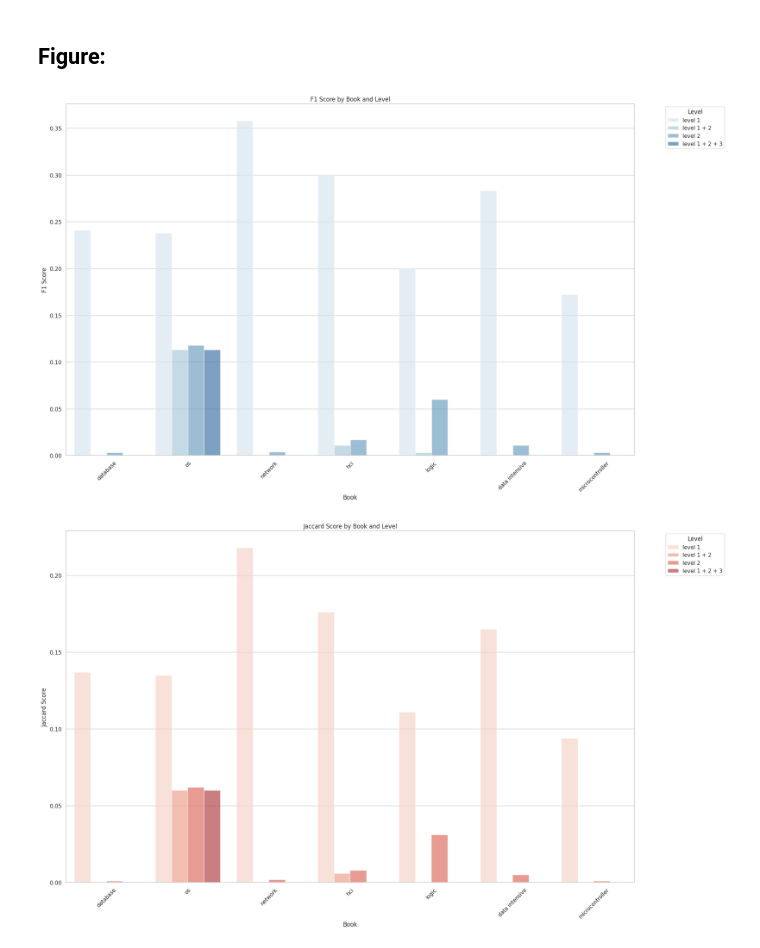
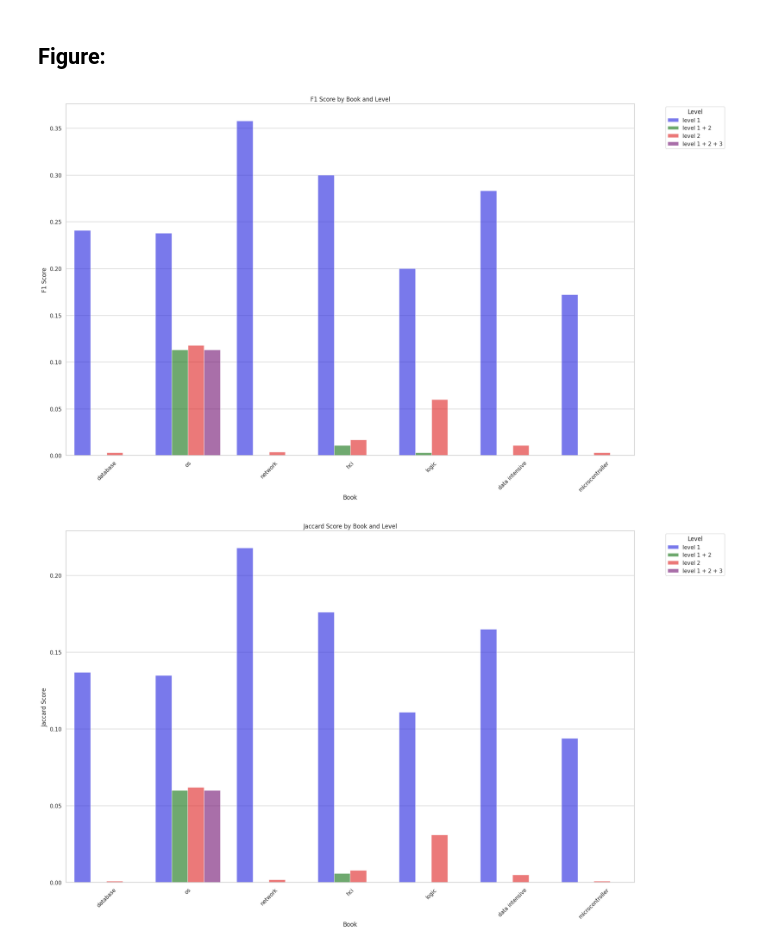
Before and after one commit to Malik-Hinnawi/Thesis-Project_Syllabus-Generator, a Jupyter notebook: hierarchal_classification/figures.ipynb, the cells around one changed output. Cells and saved outputs as stored; diff of their text form; code cells hidden in the pictures.

```diff
--- a/hierarchal_classification/figures.ipynb
+++ b/hierarchal_classification/figures.ipynb
@@ -74,36 +74,48 @@ f1_data = {
     'level 1 + 2': [0.000, 0.113, 0.000, 0.011, 0.003, 0.000, 0.000],
     'level 2': [0.003, 0.118, 0.004, 0.017, 0.060, 0.011, 0.003],
     'level 1 + 2 + 3': [0.000, 0.113, 0.000, 0.000, 0.000, 0.000, 0.000]
 }
 
 # Create DataFrame for F1 scores
 df_f1 = pd.DataFrame(f1_data)
 
 # Melt the data for easier plotting with seaborn
 df_f1_melted = df_f1.melt(id_vars=['book'], var_name='level', value_name='F1 Score')
 
+# Define a custom color palette for the levels
+custom_palette = {
+    'level 1': 'blue',
+    'level 1 + 2': 'green',
+    'level 2': 'red',
+    'level 1 + 2 + 3': 'purple'
+}
+
 # Plotting F1 scores
 plt.figure(figsize=(20, 12))
 sns.set(style="whitegrid")
 
-sns.barplot(x='book', y='F1 Score', hue='level', data=df_f1_melted, palette='Blues', alpha=0.6)
+sns.barplot(x='book', y='F1 Score', hue='level', data=df_f1_melted, palette=custom_palette, alpha=0.6)
 
 # Customize plot
 plt.title('F1 Score by Book and Level')
 plt.xlabel('Book')
 plt.ylabel('F1 Score')
 plt.legend(title='Level', bbox_to_anchor=(1.05, 1), loc='upper left')
 plt.xticks(rotation=45)
 plt.tight_layout()
 
 # Save the plot to a file
 plt.savefig('f1_scores_plot.png', dpi=300)
 
 # Show plot
 plt.show()
 # %% [output]
-[figure, old version]
+[figure, new version]
 # %%
+import pandas as pd
+import matplotlib.pyplot as plt
+import seaborn as sns
+
 # Jaccard scores data
 jaccard_data = {
     'book': ['database', 'os', 'network', 'hci', 'logic', 'data intensive', 'microcontroller'],
@@ -119,11 +131,19 @@ df_jaccard = pd.DataFrame(jaccard_data)
 # Melt the data for easier plotting with seaborn
 df_jaccard_melted = df_jaccard.melt(id_vars=['book'], var_name='level', value_name='Jaccard Score')
 
+# Define a custom color palette for the levels
+custom_palette = {
+    'level 1': 'blue',
+    'level 1 + 2': 'green',
+    'level 2': 'red',
+    'level 1 + 2 + 3': 'purple'
+}
+
 # Plotting Jaccard scores
 plt.figure(figsize=(20, 12))
 sns.set(style="whitegrid")
 
-sns.barplot(x='book', y='Jaccard Score', hue='level', data=df_jaccard_melted, palette='Reds', alpha=0.6)
+sns.barplot(x='book', y='Jaccard Score', hue='level', data=df_jaccard_melted, palette=custom_palette, alpha=0.6)
 
 # Customize plot
 plt.title('Jaccard Score by Book and Level')
@@ -139,4 +159,4 @@ plt.savefig('jaccard_scores_plot.png', dpi=300)
 # Show plot
 plt.show()
 # %% [output]
-[figure, old version]
+[figure, new version]
```
Also changed, not shown: 19 other files.
